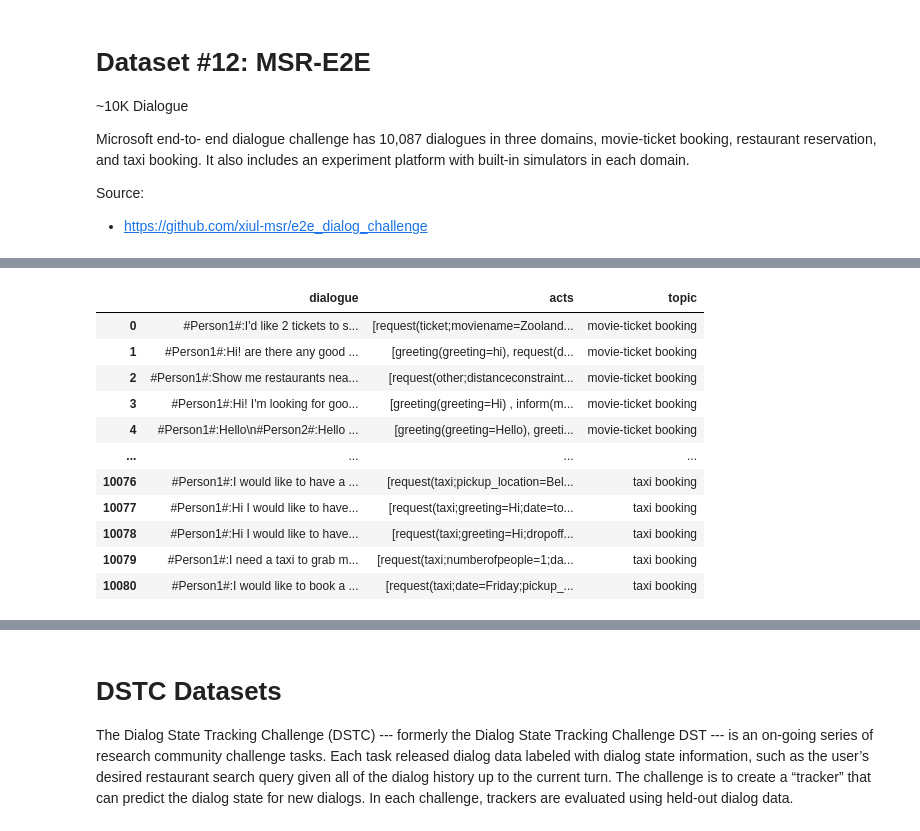
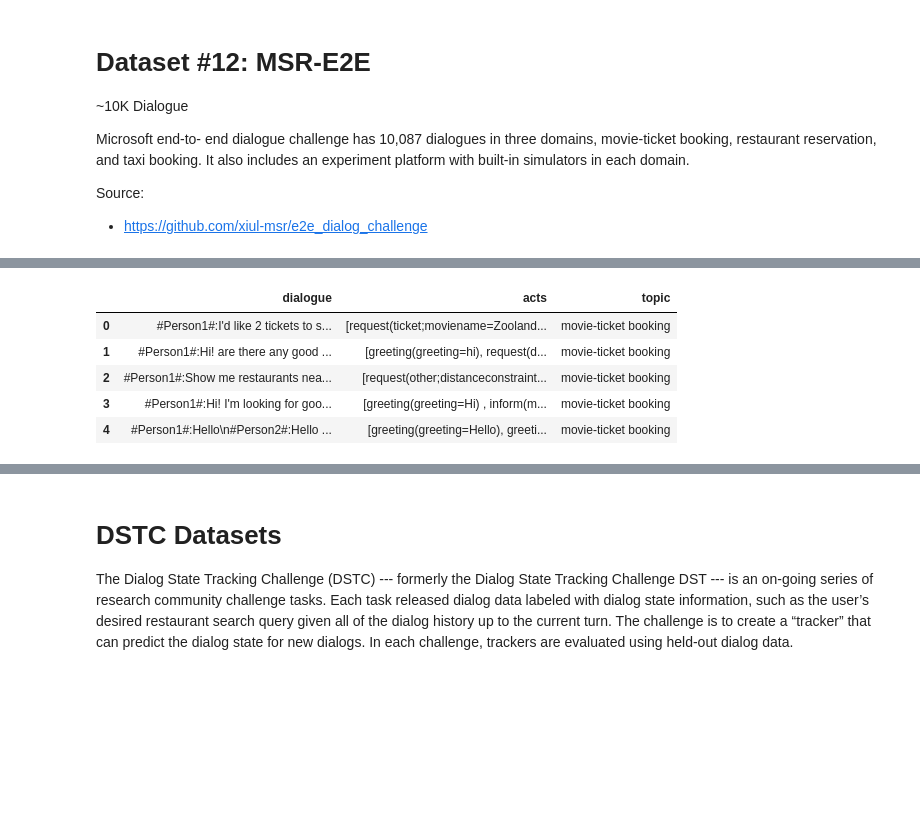
Before and after one commit to Mhmd-Hisham/Graduation-Project, a Jupyter notebook: DataEngineering/Notebooks/1- Downloading And Inspecting The Datasets.ipynb, the cells around one changed output, grey strips where cells are left out. Drawn from its saved outputs; the diff is of its cells as text; code cells hidden in the pictures; blank space fills up the shorter version.

```diff
--- a/DataEngineering/Notebooks/1- Downloading And Inspecting The Datasets.ipynb
+++ b/DataEngineering/Notebooks/1- Downloading And Inspecting The Datasets.ipynb
@@ -1496,63 +1320,70 @@ each domain.
 Source:
 - https://github.com/xiul-msr/e2e_dialog_challenge
 # %%
-urls = ['https://github.com/xiul-msr/e2e_dialog_challenge/raw/master/data/movie_all.tsv',
-        'https://github.com/xiul-msr/e2e_dialog_challenge/raw/master/data/restaurant_all.tsv',
-        'https://github.com/xiul-msr/e2e_dialog_challenge/raw/master/data/taxi_all.tsv']
+class MSRE2E(dialogueUtils.DialogueDataset):
+    def __init__(self):
+        super(MSRE2E, self).__init__(
+            dataset_name="MSR-E2E",
+            dataset_src_url="https://github.com/xiul-msr/e2e_dialog_challenge",
+            order=12
+        )
 
+    def download(self, dest: str) -> List[str]:
+        dest = os.path.join(dest, 'raw')
+        os.makedirs(dest, exist_ok=True)
 
-dialogues = []
-acts = []
-topics = []
+        urls = [
+            'https://github.com/xiul-msr/e2e_dialog_challenge/raw/master/data/movie_all.tsv',
+            'https://github.com/xiul-msr/e2e_dialog_challenge/raw/master/data/restaurant_all.tsv',
+            'https://github.com/xiul-msr/e2e_dialog_challenge/raw/master/data/taxi_all.tsv'
+        ]
 
-known_topics = ['movie-ticket booking', 'restaurant reservation', 'taxi booking']
+        files = helperFunctions.download_from_list(urls, dest, override=False)
+        files = list(map(lambda f: os.path.join(dest, f), files))
 
-for i, url in enumerate(urls):
-    df = pd.read_csv(url, sep='\t', on_bad_lines='skip')
-    for session in df['session.ID'].unique():
-        session_mask = df['session.ID'] == session
+        return files
 
-        sorted_session = df[session_mask].sort_values(by=["Message.ID"])
-        try:
-            dialogue = sorted_session['Message.Text'].to_list()
-            dialogue = [("#Person1#:" if i&1 == 0 else "#Person2#:")+l for i, l in enumerate(dialogue)]
+    def preprocess(self, files: list[str]) -> pd.DataFrame:
+        dialogues = []
+        acts = []
+        topics = []
+        known_topics = ['movie-ticket booking', 'restaurant reservation', 'taxi booking']
+        for i, filename in enumerate(files):
+            df = pd.read_csv(filename, sep='\t', on_bad_lines='skip')
+            for session in df['session.ID'].unique():
+                session_mask = df['session.ID'] == session
 
-            dialogues.append('\n'.join(dialogue))
+                sorted_session = df[session_mask].sort_values(by=["Message.ID"])
+                try:
+                    dialogue = sorted_session['Message.Text'].to_list()
+                    dialogue = [("#Person1#:" if i&1 == 0 else "#Person2#:")+l for i, l in enumerate(dialogue)]
 
-        except:
-            continue
+                    dialogues.append('\n'.join(dialogue))
 
-        try:
-            acts.append(sorted_session['Dialog-Acts'].to_list())
+                except:
+                    continue
 
-        except:
-            acts.append(sorted_session['Annotation_Result'].to_list())
+                try:
+                    acts.append(sorted_session['Dialog-Acts'].to_list())
 
-        topics.append(known_topics[i])
+                except:
+                    acts.append(sorted_session['Annotation_Result'].to_list())
 
-df12 = pd.DataFrame()
-df12['dialogue'] = dialogues
-df12['acts'] = acts
-df12['topic'] = topics
+                topics.append(known_topics[i])
 
-dest12 = "Datasets/dataset12"
-os.makedirs(dest12, exist_ok=True)
+        df = pd.DataFrame()
+        df['dialogue'] = dialogues
+        df['acts'] = acts
+        df['topic'] = topics
 
-df12 = df12[df12['dialogue'].notna()].reset_index(drop=True)
-df12.index = np.arange(0, df12.shape[0])
+        df = df[df['dialogue'].notna()].reset_index(drop=True)
+        df.index = np.arange(0, df.shape[0])
 
-df12.to_csv(os.path.join(dest12, "df12.csv"), index=False)
+        return df
 
-info_dict12 = {"name":"MSR-E2E",
-               "source":"https://github.com/xiul-msr/e2e_dialog_challenge",
-               "order":12}
+dest12 = "DataEngineering/Datasets/dataset12"
+df12, info_dict12 = MSRE2E().get_dataset(dest12)
 
-helperFunctions.save_as_json(info_dict12, "info12.json", dest12)
-
-# print the first 3 dialogues
-for i in range(3):
-    print(df12.iloc[i]['dialogue'])
-    print("-"*60)
-
-df12
+print("Dataset Shape:", df12.shape)
+df12.head(n=5)
 # %% [output]
@@ -1576,12 +1394,6 @@ df12
 |  | dialogue | acts | topic |
 | 0 | #Person1#:I'd like 2 tickets to s... | [request(ticket;moviename=Zooland... | movie-ticket booking |
 | 1 | #Person1#:Hi! are there any good ... | [greeting(greeting=hi), request(d... | movie-ticket booking |
 | 2 | #Person1#:Show me restaurants nea... | [request(other;distanceconstraint... | movie-ticket booking |
 | 3 | #Person1#:Hi! I'm looking for goo... | [greeting(greeting=Hi) , inform(m... | movie-ticket booking |
 | 4 | #Person1#:Hello\n#Person2#:Hello ... | [greeting(greeting=Hello), greeti... | movie-ticket booking |
-| ... | ... | ... | ... |
-| 10076 | #Person1#:I would like to have a ... | [request(taxi;pickup_location=Bel... | taxi booking |
-| 10077 | #Person1#:Hi I would like to have... | [request(taxi;greeting=Hi;date=to... | taxi booking |
-| 10078 | #Person1#:Hi I would like to have... | [request(taxi;greeting=Hi;dropoff... | taxi booking |
-| 10079 | #Person1#:I need a taxi to grab m... | [request(taxi;numberofpeople=1;da... | taxi booking |
-| 10080 | #Person1#:I would like to book a ... | [request(taxi;date=Friday;pickup_... | taxi booking |
```
Also changed, not shown: parts of 17 cells of this notebook, 22 other files.
